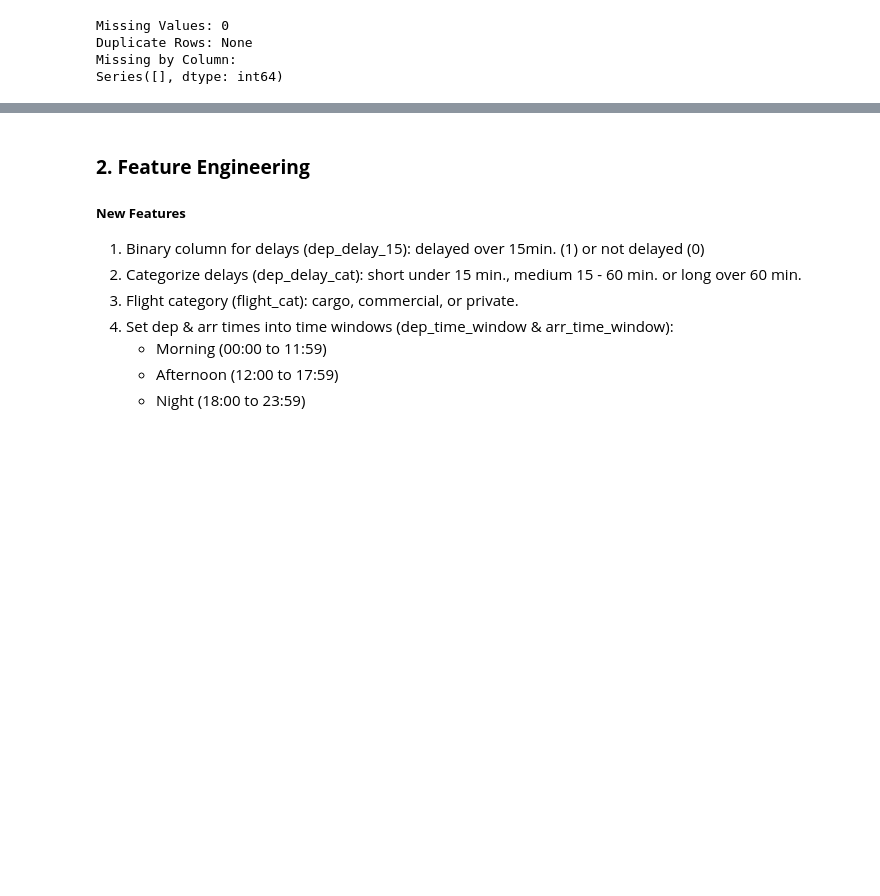
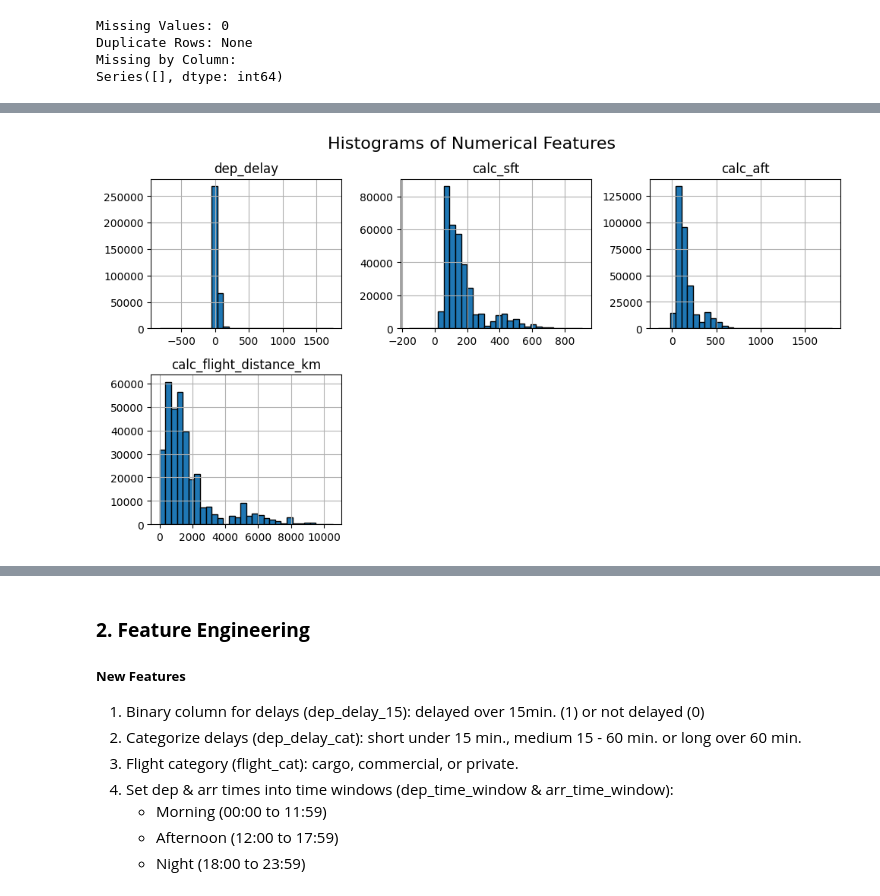
Before and after one commit to DT-Service-Consulting/avstats, a Jupyter notebook: avstats/AvStats_EDA.ipynb, the cells around one changed output, grey strips where cells are left out. Cells and saved outputs as stored; diff of their text form; code cells hidden in the pictures; blank space fills up the shorter version.

```diff
--- a/avstats/AvStats_EDA.ipynb
+++ b/avstats/AvStats_EDA.ipynb
@@ -109,0 +127,8 @@ Categorical Summary saved to 'categorical_summary.json'.
+# %%
+numerical_columns = df_preprocessed.select_dtypes(include=['number']).columns
+df_preprocessed[numerical_columns].hist(figsize=(10, 8), bins=30, layout=(3, 3), edgecolor='black')
+plt.suptitle("Histograms of Numerical Features", fontsize=16)
+plt.tight_layout()
+plt.show()
+# %% [output]
+[figure, added]
```
Also changed, not shown: parts of 6 cells of this notebook, 1 other file.
